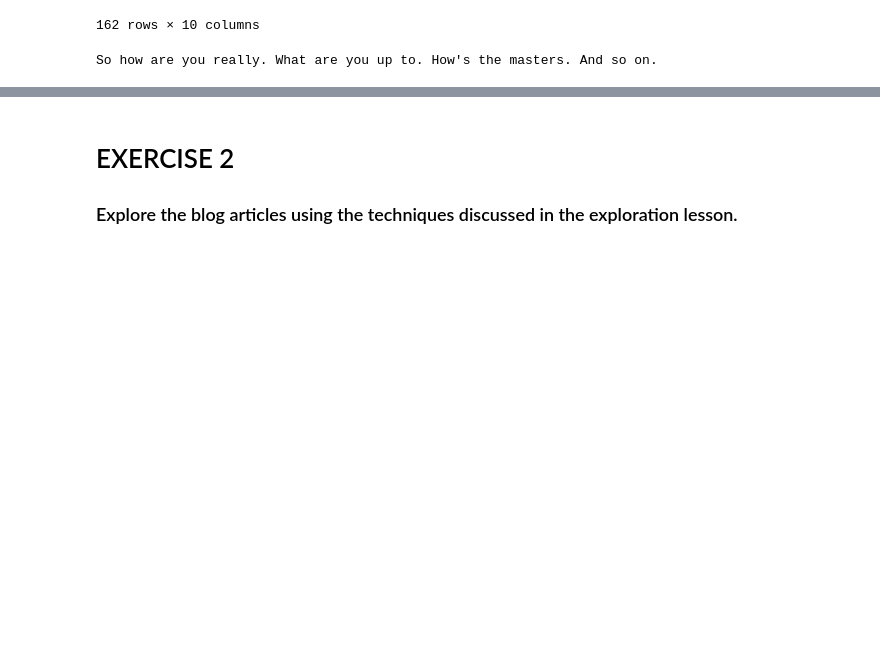
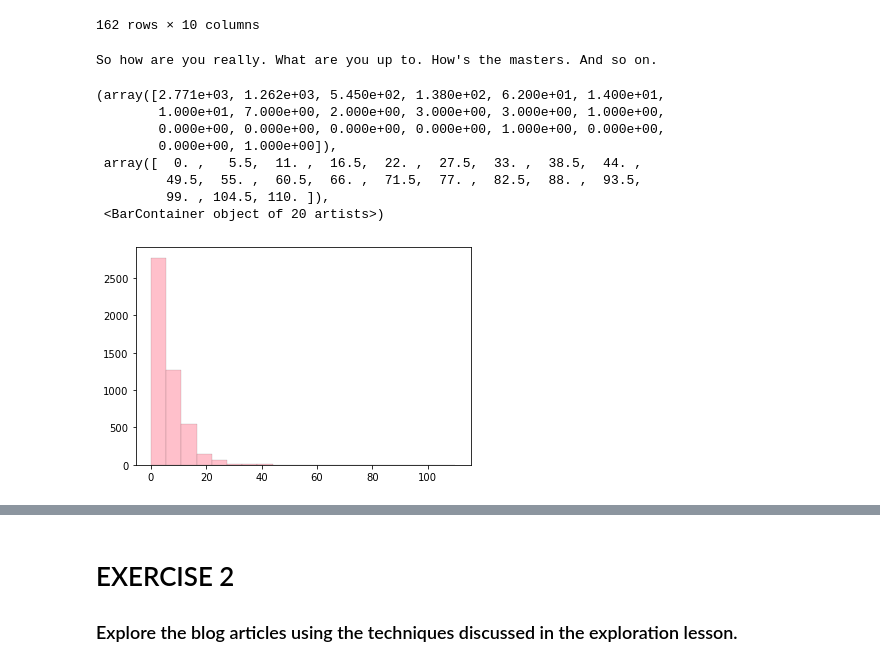
Before and after one commit to adam-gomez/natural-language-processing-exercises, a Jupyter notebook: explore.ipynb, the cells around one changed output, grey strips where cells are left out. Saved outputs shown, nothing was run; the diff lists cells and outputs as text; code cells hidden in the pictures; blank space fills up the shorter version.

```diff
--- a/explore.ipynb
+++ b/explore.ipynb
@@ -470,3 +470,15 @@ df[(df.label=='ham') & (df.doc_length == 1)]
 print(df[df.text_filtered == "really ' master"].text[5418])
 # %% [output]
 So how are you really. What are you up to. How's the masters. And so on.
+# %%
+plt.hist(df[df.label == 'ham'].num_stopwords_removed, bins = 20, edgecolor='black', linewidth=.1, color = 'pink')
+# %% [output]
+(array([2.771e+03, 1.262e+03, 5.450e+02, 1.380e+02, 6.200e+01, 1.400e+01,
+        1.000e+01, 7.000e+00, 2.000e+00, 3.000e+00, 3.000e+00, 1.000e+00,
+        0.000e+00, 0.000e+00, 0.000e+00, 0.000e+00, 1.000e+00, 0.000e+00,
+        0.000e+00, 1.000e+00]),
+ array([  0. ,   5.5,  11. ,  16.5,  22. ,  27.5,  33. ,  38.5,  44. ,
+         49.5,  55. ,  60.5,  66. ,  71.5,  77. ,  82.5,  88. ,  93.5,
+         99. , 104.5, 110. ]),
+ <BarContainer object of 20 artists>)
+[figure, added]
```
Also changed, not shown: parts of 36 cells of this notebook, 2 other files.
